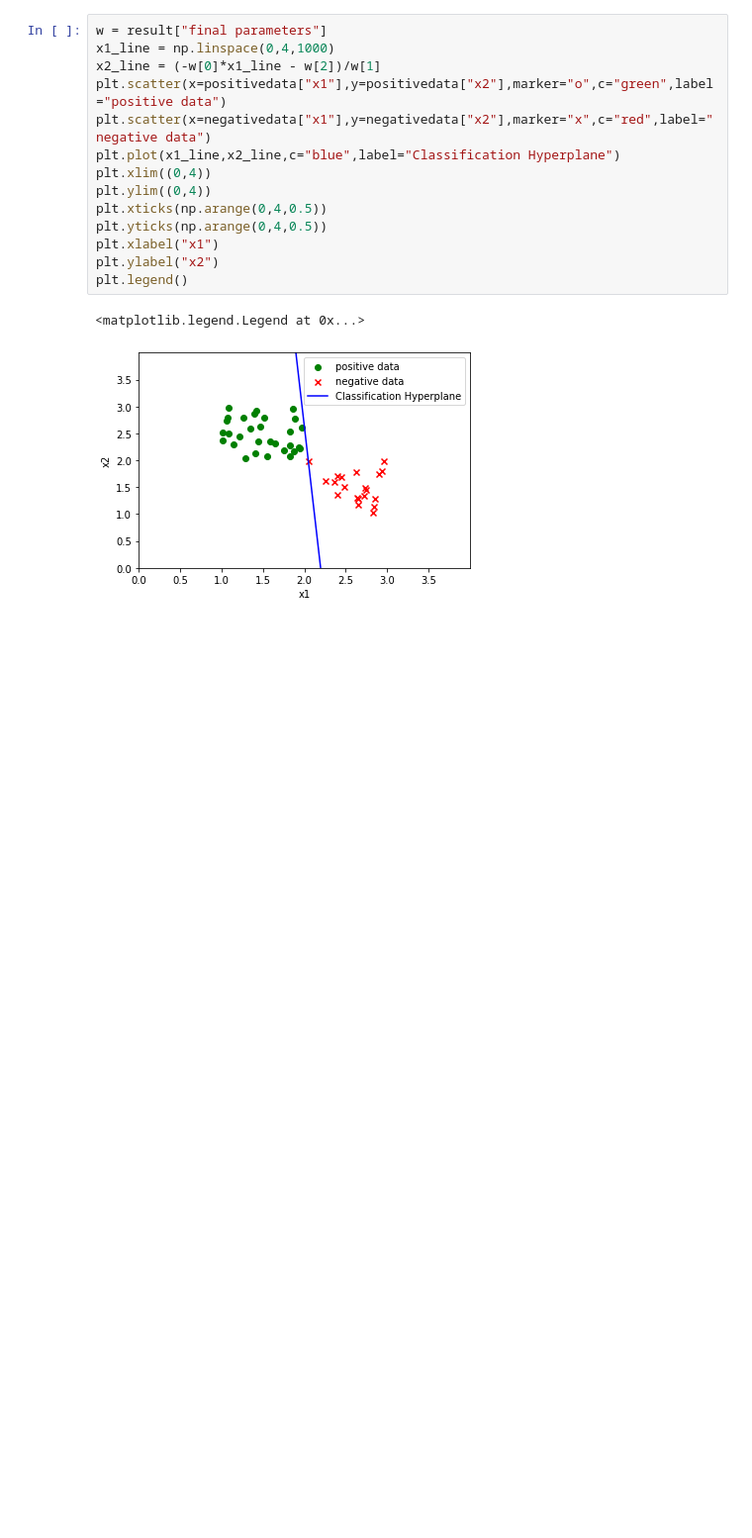
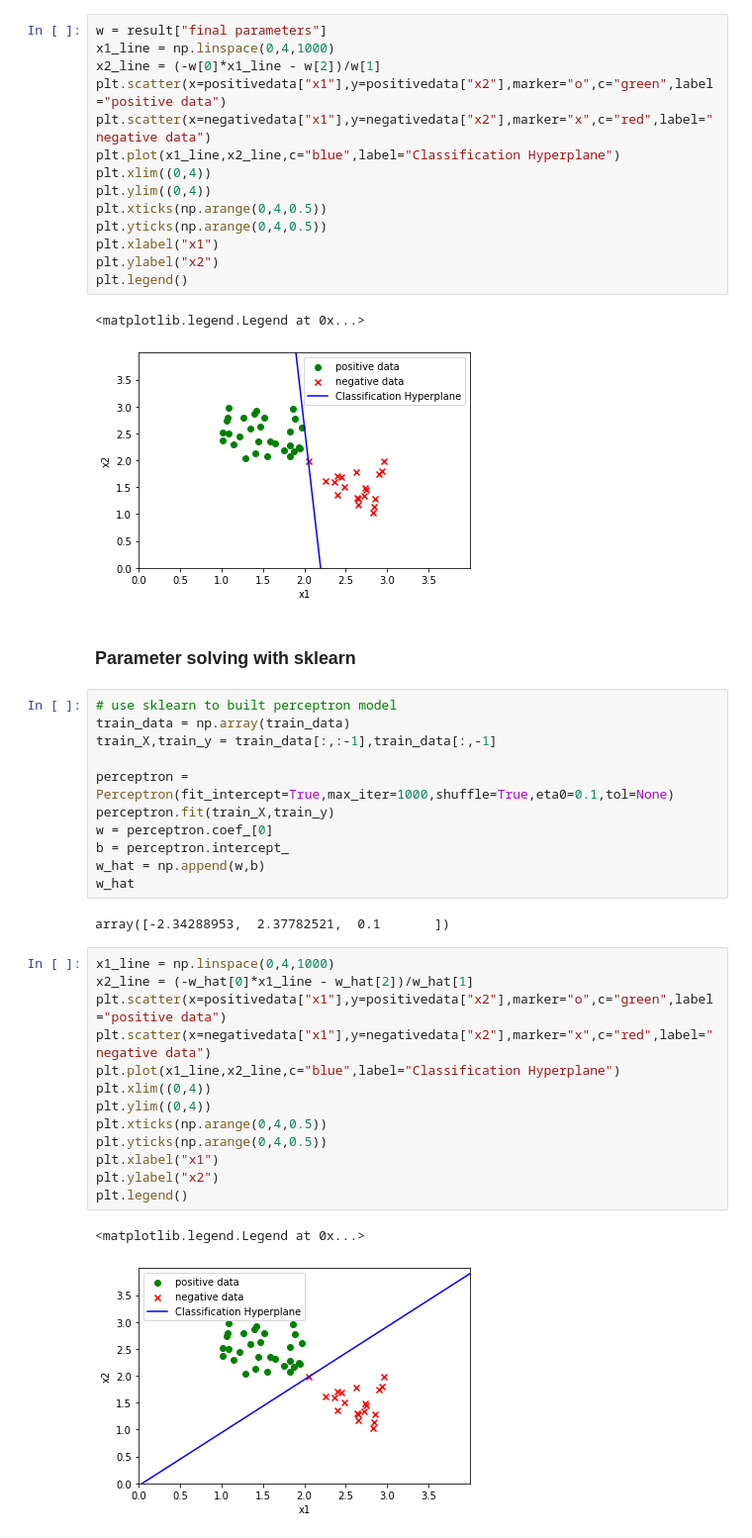
Before and after one commit to SXUSongJH/SXUSongJH.github.io, a Jupyter notebook: Code/Machine Learn/2.Perception and LDA.ipynb, the cells around one changed output. Shown at 99% size. Cells and saved outputs as stored; diff of their text form; blank space fills up the shorter version.

```diff
--- a/Code/Machine Learn/2.Perception and LDA.ipynb
+++ b/Code/Machine Learn/2.Perception and LDA.ipynb
@@ -140,3 +122,34 @@ plt.legend()
 # %% [output]
 <matplotlib.legend.Legend at 0x...>
 [figure]
+# %% [markdown]
+### Parameter solving with sklearn
+# %%
+# use sklearn to built perceptron model
+train_data = np.array(train_data)
+train_X,train_y = train_data[:,:-1],train_data[:,-1]
+
+perceptron = Perceptron(fit_intercept=True,max_iter=1000,shuffle=True,eta0=0.1,tol=None)
+perceptron.fit(train_X,train_y)
+w = perceptron.coef_[0]
+b = perceptron.intercept_
+w_hat = np.append(w,b)
+w_hat
+# %% [output]
+array([-2.34288953,  2.37782521,  0.1       ])
+# %%
+x1_line = np.linspace(0,4,1000)
+x2_line = (-w_hat[0]*x1_line - w_hat[2])/w_hat[1]
+plt.scatter(x=positivedata["x1"],y=positivedata["x2"],marker="o",c="green",label="positive data")
+plt.scatter(x=negativedata["x1"],y=negativedata["x2"],marker="x",c="red",label="negative data")
+plt.plot(x1_line,x2_line,c="blue",label="Classification Hyperplane")
+plt.xlim((0,4))
+plt.ylim((0,4))
+plt.xticks(np.arange(0,4,0.5))
+plt.yticks(np.arange(0,4,0.5))
+plt.xlabel("x1")
+plt.ylabel("x2")
+plt.legend()
+# %% [output]
+<matplotlib.legend.Legend at 0x...>
+[figure, added]
```
Also changed, not shown: parts of 17 cells of this notebook, 42 other files.
